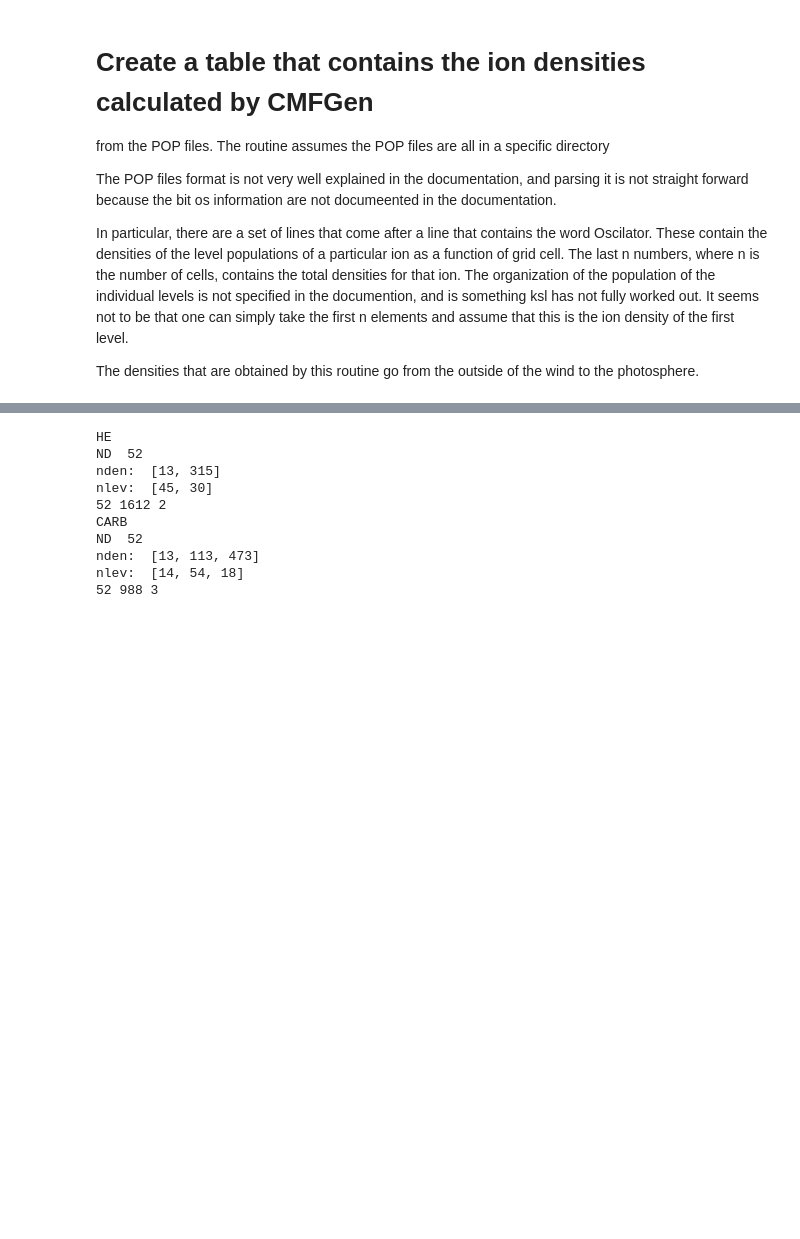
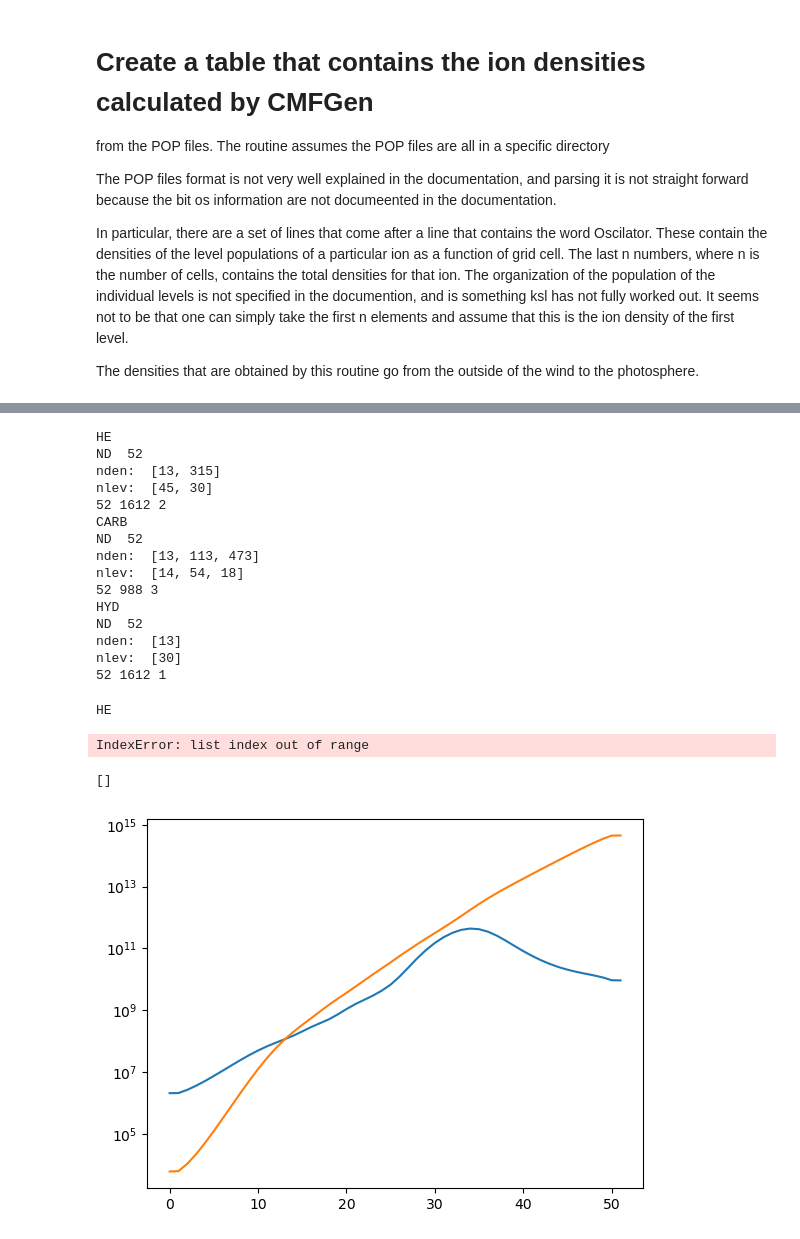
Before and after one commit to sirocco-rt/release-models, a Jupyter notebook: Details/cmfgen/cmfgen/GetIonDen.ipynb, the cells around one changed output, grey strips where cells are left out. Saved outputs shown, nothing was run; the diff lists cells and outputs as text; code cells hidden in the pictures; blank space fills up the shorter version.

```diff
--- a/Details/cmfgen/cmfgen/GetIonDen.ipynb
+++ b/Details/cmfgen/cmfgen/GetIonDen.ipynb
@@ -105,6 +105,7 @@ def get_den_for_one_atom(filename='a3/POPHYD',outroot=''):
 # %%
 xfinal=get_den_for_one_atom(filename='a3/POPHE',outroot='a3')
 xfinal=get_den_for_one_atom(filename='a3/POPCARB',outroot='a3')
+xfinal=get_den_for_one_atom(filename='a3/POPHYD',outroot='a3')
 # %% [output]
 HE
 ND  52
@@ -116,3 +117,24 @@ ND  52
 nden:  [13, 113, 473]
 nlev:  [14, 54, 18]
 52 988 3
+HYD
+ND  52
+nden:  [13]
+nlev:  [30]
+52 1612 1
+# %%
+xfinal=get_den_for_one_atom(filename='a2/POPHE',outroot='a2')
+xfinal=get_den_for_one_atom(filename='a2/POPHYD',outroot='a2')
+xfinal=get_den_for_one_atom(filename='a2/POPCARB',outroot='a2')
+# %% [output]
+HE
+IndexError: list index out of range
+# %%
+import astropy.io.ascii as io
+data = io.read("a2.HE.txt")
+plt.plot(data["n"], data["HeI"])
+plt.plot(data["n"], data["He2"])
+plt.semilogy()
+# %% [output]
+[]
+[figure, added]
```
Also changed, not shown: parts of 3 cells of this notebook, 16 other files.
